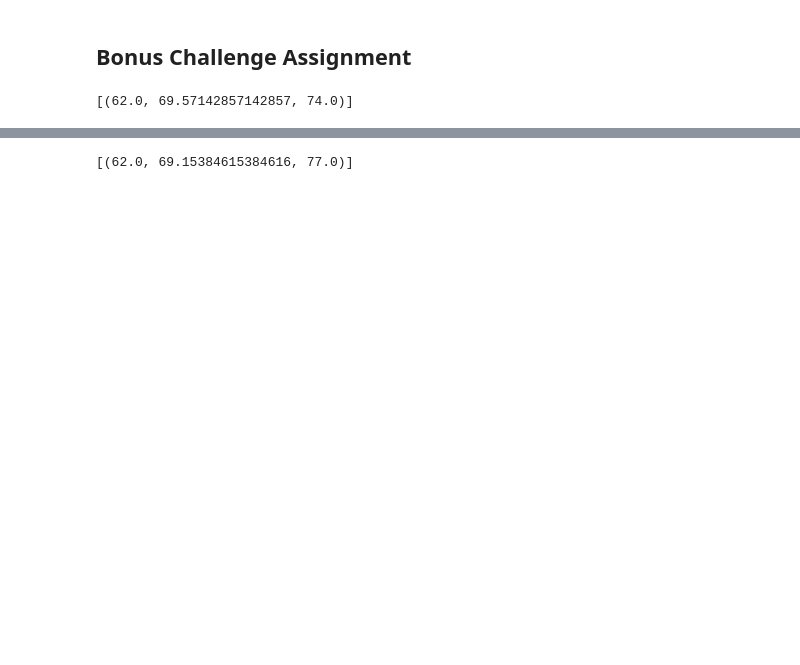
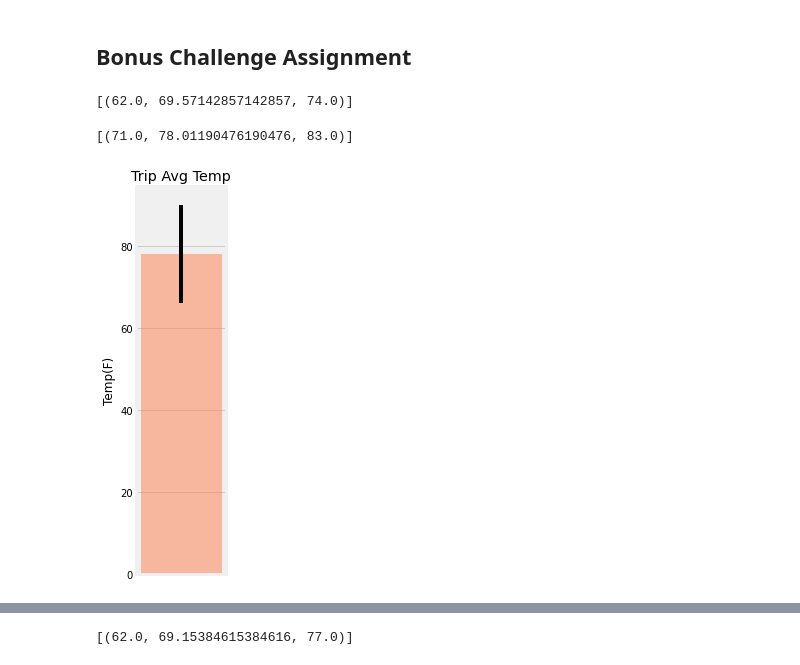
Before and after one commit to arcebri1/ClimateAnalysis-SQLAlchemy, a Jupyter notebook: climate_starter.ipynb, the cells around one changed output, grey strips where cells are left out. Saved outputs shown, nothing was run; the diff lists cells and outputs as text; code cells hidden in the pictures; blank space fills up the shorter version.

```diff
--- a/climate_starter.ipynb
+++ b/climate_starter.ipynb
@@ -203,11 +203,34 @@ print(calc_temps('2012-02-28', '2012-03-05'))
 # %%
 # Use your previous function `calc_temps` to calculate the tmin, tavg, and tmax
 # for your trip using the previous year's data for those same dates.
+
+#pick a start and end date
+sdate= '2016-08-11'
+edate= '2016-08-23'
+trip_temp=calc_temps('2016-08-11', '2016-08-23')
+trip_temp
+# %% [output]
+[(71.0, 78.01190476190476, 83.0)]
+# %%
+min_temp=trip_temp[0][0]
+avg_temp=trip_temp[0][1]
+max_temp=trip_temp[0][2]
 # %%
 # Plot the results from your previous query as a bar chart.
 # Use "Trip Avg Temp" as your Title
 # Use the average temperature for the y value
 # Use the peak-to-peak (tmax-tmin) value as the y error bar (yerr)
+plt.figure(figsize=(2,6))
+plt.bar(1, avg_temp, yerr=(max_temp-min_temp), align='center', alpha=0.5, color='coral')
+plt.ylabel('Temp(F)')
+plt.tick_params(axis='x', which='both', bottom=False, top=False, labelbottom=False)
+plt.grid(b=None, which='major', axis='x')
+plt.title('Trip Avg Temp')
+plt.tight_layout()
+plt.savefig('trip avg temp.png')
+plt.show()
+# %% [output]
+[figure, added]
 # %%
 # Calculate the total amount of rainfall per weather station for your trip dates using the previous year's matching dates.
 # Sort this in descending order by precipitation amount and list the station, name, latitude, longitude, and elevation
```
Also changed, not shown: parts of 3 cells of this notebook, 3 other files.
